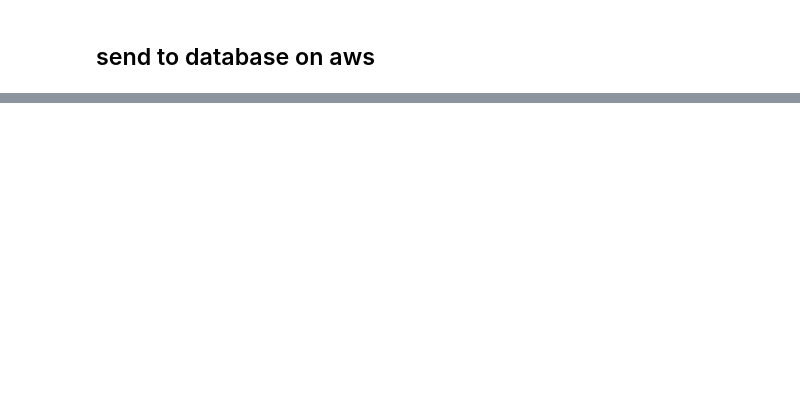
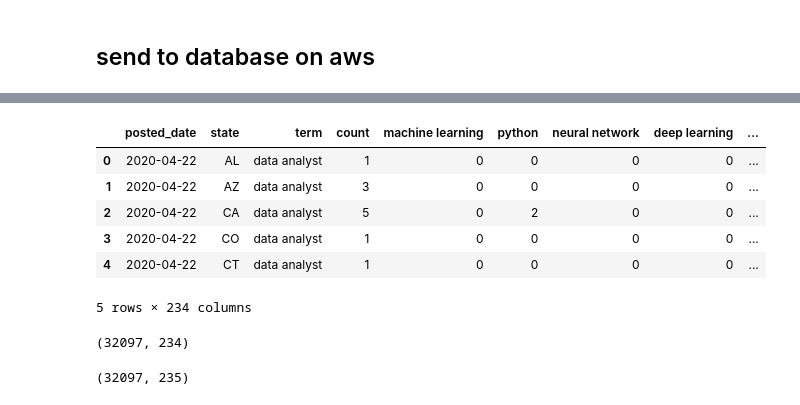
Before and after one commit to Heidarysafa/data-science-jobs-app, a Jupyter notebook: AWS_data_manipulation_final.ipynb, the cells around one changed output, grey strips where cells are left out. Saved outputs shown, nothing was run; the diff lists cells and outputs as text; code cells hidden in the pictures; blank space fills up the shorter version.

```diff
--- a/AWS_data_manipulation_final.ipynb
+++ b/AWS_data_manipulation_final.ipynb
@@ -355,0 +414,11 @@ j2_and_skills.to_sql(con=engine, name='dash_table_V2', if_exists='fail')
+# %%
+gr2 = gr.reset_index()
+gr2.head()
+# %% [output]
+|  | posted_date | state | term | count | machine learning | python | neural network | deep learning | ... |
+| 0 | 2020-04-22 | AL | data analyst | 1 | 0 | 0 | 0 | 0 | ... |
+| 1 | 2020-04-22 | AZ | data analyst | 3 | 0 | 0 | 0 | 0 | ... |
+| 2 | 2020-04-22 | CA | data analyst | 5 | 0 | 2 | 0 | 0 | ... |
+| 3 | 2020-04-22 | CO | data analyst | 1 | 0 | 0 | 0 | 0 | ... |
+| 4 | 2020-04-22 | CT | data analyst | 1 | 0 | 0 | 0 | 0 | ... |
+5 rows × 234 columns
@@ -355,0 +431,10 @@ j2_and_skills.to_sql(con=engine, name='dash_table_V2', if_exists='fail')
+# %%
+gr2.shape
+# %% [output]
+(32097, 234)
+# %%
+import pandas as pd
+data1 =pd.read_sql('SELECT * from dash_grouped_2_try', con=conn)
+data1.shape
+# %% [output]
+(32097, 235)
```
Also changed, not shown: parts of 15 cells of this notebook.
